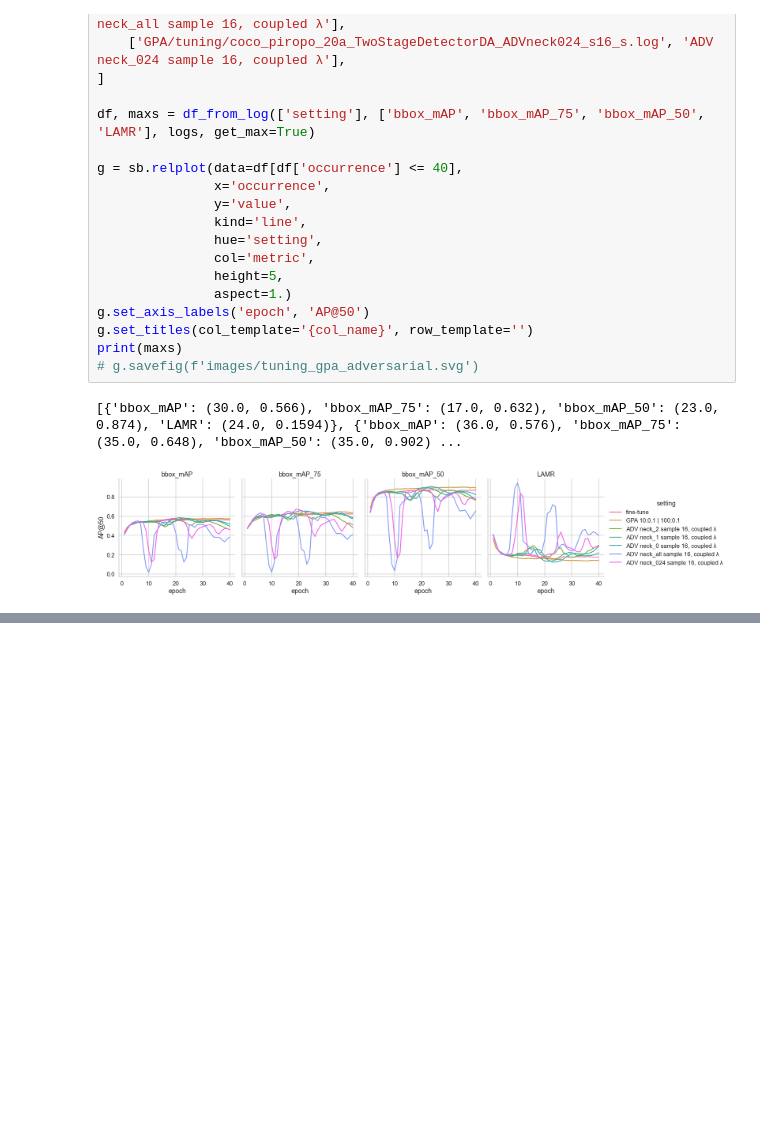
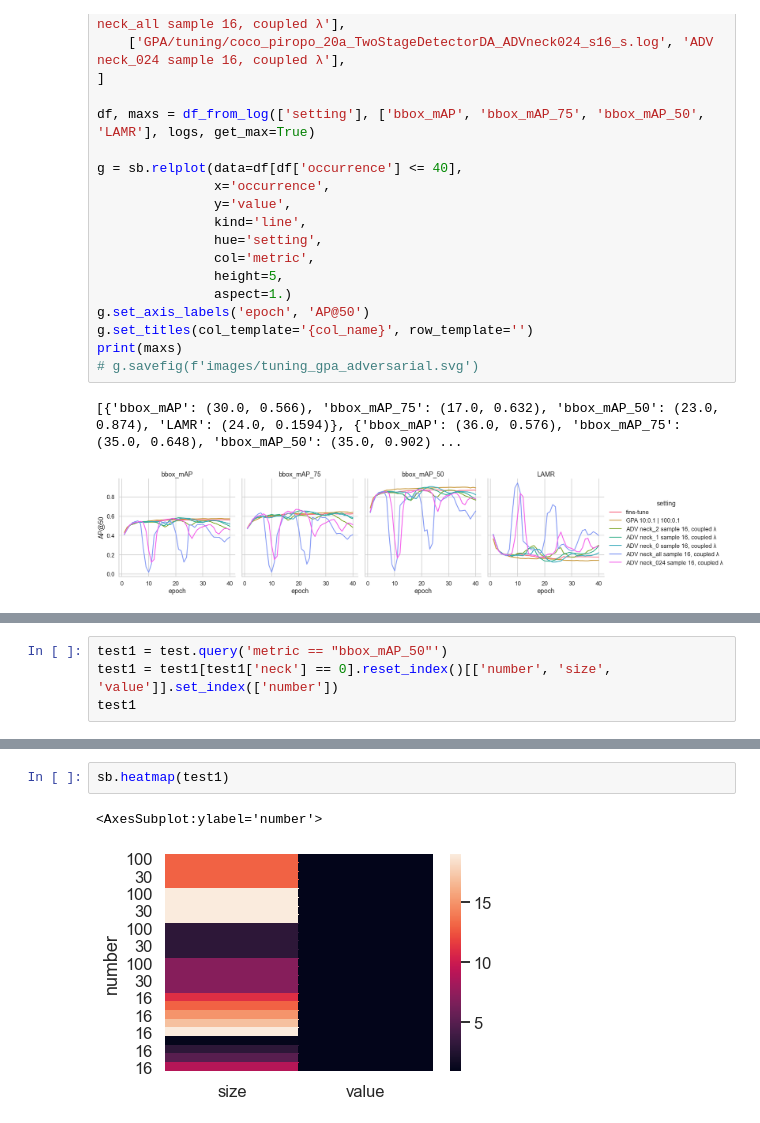
Before and after one commit to ThaddaeusWiedemer/FisheyeSPA, a Jupyter notebook: results/adversarial.ipynb, the cells around one changed output, grey strips where cells are left out. Saved outputs shown, nothing was run; the diff lists cells and outputs as text; blank space fills up the shorter version.

```diff
--- a/results/adversarial.ipynb
+++ b/results/adversarial.ipynb
@@ -238,0 +332,4 @@ print(maxs)
+# %%
+test1 = test.query('metric == "bbox_mAP_50"')
+test1 = test1[test1['neck'] == 0].reset_index()[['number', 'size', 'value']].set_index(['number'])
+test1
@@ -238,0 +369,5 @@ print(maxs)
+# %%
+sb.heatmap(test1)
+# %% [output]
+<AxesSubplot:ylabel='number'>
+[figure, added]
```
Also changed, not shown: parts of 5 cells of this notebook, 39 other files.
